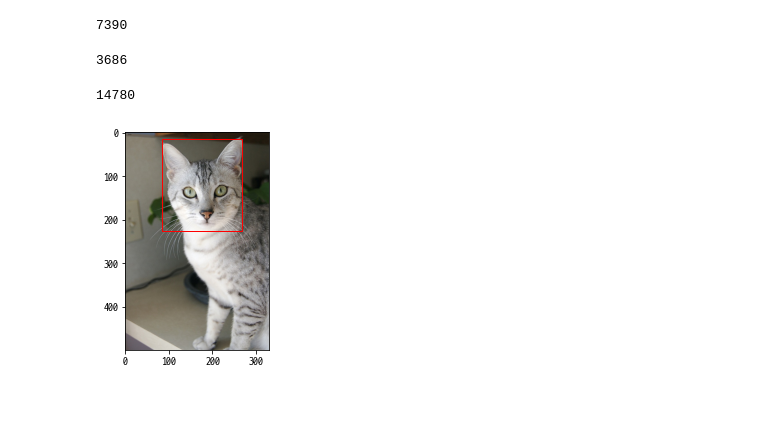
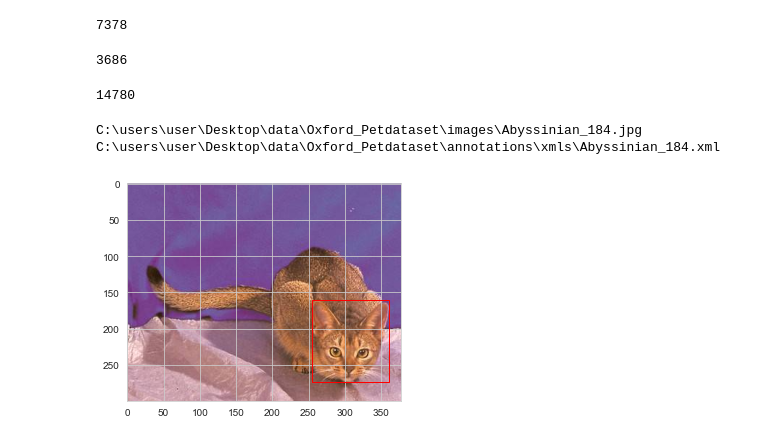
Before and after one commit to Daikoku1/DL_study, a Jupyter notebook: Oxford/data_EDA.ipynb, the cells around one changed output. Saved outputs shown, nothing was run; the diff lists cells and outputs as text; code cells hidden in the pictures; blank space fills up the shorter version.

Commit message:
data_eda & K-fold using Pathlib and sns

```diff
--- a/Oxford/data_EDA.ipynb
+++ b/Oxford/data_EDA.ipynb
@@ -2,0 +1,8 @@ import os
+# %%
+from pathlib import Path
+import pandas as pd
+import seaborn as sns
+import matplotlib.pyplot as plt
+sns.set_style('whitegrid')
+# %%
+data_dir = Path('C:/users/user/Desktop/data/Oxford_Petdataset')
@@ -3,21 +50,20 @@ import os
 # %%
-data_dir = 'C:/Users/user/Desktop/data/Oxford_Petdataset'
-image_dir = os.path.join(data_dir, 'images')
-bbox_dir = os.path.join(data_dir, 'annotations', 'xmls')
-seg_dir = os.path.join(data_dir, 'annotations', 'trimaps')
+image_dir = data_dir / 'images'
+bbox_dir = data_dir / 'annotations' / 'xmls'
+seg_dir = data_dir / 'annotations' / 'trimaps'
-# %%
-image_files = [fname for fname in os.listdir(image_dir) if os.path.splitext(fname)[-1] == '.jpg']
-len(image_files)
-# %% [output]
-7390
-# %%
-bbox_files = [fname for fname in os.listdir(bbox_dir) if os.path.splitext(fname)[-1] == '.xml']
-len(bbox_files)
-# %% [output]
-3686
-# %%
-seg_files = [fname for fname in os.listdir(seg_dir) if os.path.splitext(fname)[-1] == '.png']
-len(seg_files)
-# %% [output]
-14780
+# %%
+image_files = list(image_dir.glob('*.jpg'))
+len(image_files)
+# %% [output]
+7378
+# %%
+bbox_files = list(bbox_dir.glob('*.xml'))
+len(bbox_files)
+# %% [output]
+3686
+# %%
+seg_file = list(seg_dir.glob('*.png'))
+len(seg_file)
+# %% [output]
+14780
 # %%
@@ -29,30 +73,29 @@ import matplotlib.pyplot as plt
 from matplotlib.patches import Rectangle
 # %%
-# 데이터 파일 설정
-random_int = random.randint(1, len(bbox_files))
-fname = bbox_files[random_int]
-fpath = os.path.join(bbox_dir, fname)
-tree = et.parse(fpath)
+image_path = image_files[90]
+bbox_path = bbox_dir / image_path.parts[-1].replace('jpg', 'xml')
 
-# 이미지 파일 설정
-img_name = os.path.splitext(fname)[0] + '.jpg'
-img_path = os.path.join(image_dir, img_name)
-image = Image.open(img_path)
-image = np.array(image)
+image = cv2.imread(str(image_path))
+image = cv2.cvtColor(image, cv2.COLOR_BGR2RGB)
 
-# 얼굴 마스킹 설정
+tree = et.parse(bbox_path)
+
 xmin = float(tree.find('./object/bndbox/xmin').text)
 xmax = float(tree.find('./object/bndbox/xmax').text)
 ymin = float(tree.find('./object/bndbox/ymin').text)
 ymax = float(tree.find('./object/bndbox/ymax').text)
 
 rect_x = xmin
 rect_y = ymin
 rect_w = xmax - xmin
 rect_h = ymax - ymin
-rect = Rectangle((rect_x, rect_y), rect_w, rect_h, fill = False, color = 'red')
+
+rect = Rectangle((rect_x, rect_y), rect_w, rect_h, fill=False, color='red')
 plt.axes().add_patch(rect)
 plt.imshow(image)
+
 plt.show()
 # %% [output]
+C:\users\user\Desktop\data\Oxford_Petdataset\images\Abyssinian_184.jpg
+C:\users\user\Desktop\data\Oxford_Petdataset\annotations\xmls\Abyssinian_184.xml
-[figure, old version]
+[figure, new version]
```
Also changed, not shown: parts of 20 cells of this notebook, 1 other file.
